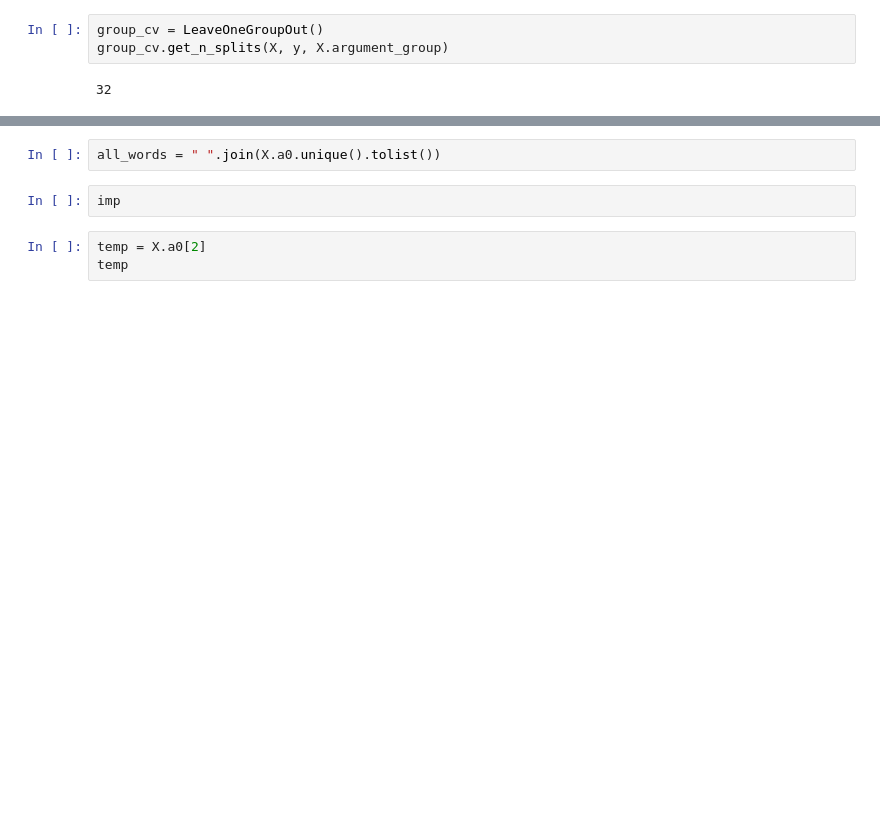
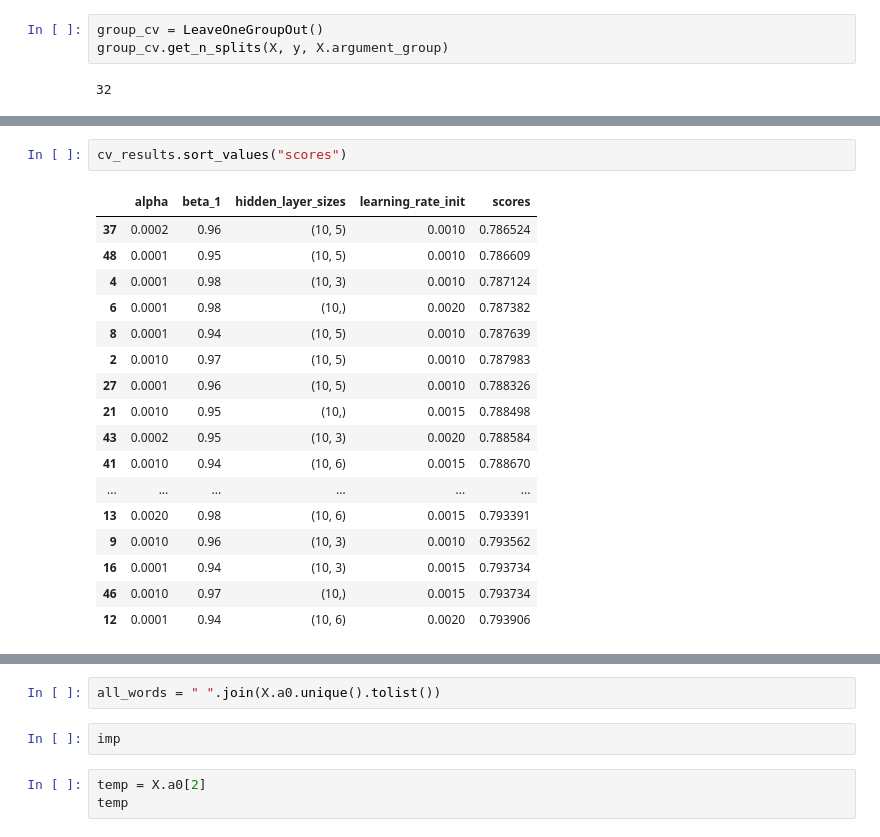
Before and after one commit to JasonSanchez/debate_comparison, a Jupyter notebook: master_notebook.ipynb, the cells around one changed output, grey strips where cells are left out. Cells and saved outputs as stored; diff of their text form; blank space fills up the shorter version.

```diff
--- a/master_notebook.ipynb
+++ b/master_notebook.ipynb
@@ -322,0 +721,20 @@ Wall time: 2.02 s
+# %%
+cv_results.sort_values("scores")
+# %% [output]
+|  | alpha | beta_1 | hidden_layer_sizes | learning_rate_init | scores |
+| 37 | 0.0002 | 0.96 | (10, 5) | 0.0010 | 0.786524 |
+| 48 | 0.0001 | 0.95 | (10, 5) | 0.0010 | 0.786609 |
+| 4 | 0.0001 | 0.98 | (10, 3) | 0.0010 | 0.787124 |
+| 6 | 0.0001 | 0.98 | (10,) | 0.0020 | 0.787382 |
+| 8 | 0.0001 | 0.94 | (10, 5) | 0.0010 | 0.787639 |
+| 2 | 0.0010 | 0.97 | (10, 5) | 0.0010 | 0.787983 |
+| 27 | 0.0001 | 0.96 | (10, 5) | 0.0010 | 0.788326 |
+| 21 | 0.0010 | 0.95 | (10,) | 0.0015 | 0.788498 |
+| 43 | 0.0002 | 0.95 | (10, 3) | 0.0020 | 0.788584 |
+| 41 | 0.0010 | 0.94 | (10, 6) | 0.0015 | 0.788670 |
+| ... | ... | ... | ... | ... | ... |
+| 13 | 0.0020 | 0.98 | (10, 6) | 0.0015 | 0.793391 |
+| 9 | 0.0010 | 0.96 | (10, 3) | 0.0010 | 0.793562 |
+| 16 | 0.0001 | 0.94 | (10, 3) | 0.0015 | 0.793734 |
+| 46 | 0.0010 | 0.97 | (10,) | 0.0015 | 0.793734 |
+| 12 | 0.0001 | 0.94 | (10, 6) | 0.0020 | 0.793906 |
```
Also changed, not shown: parts of 52 cells of this notebook.
